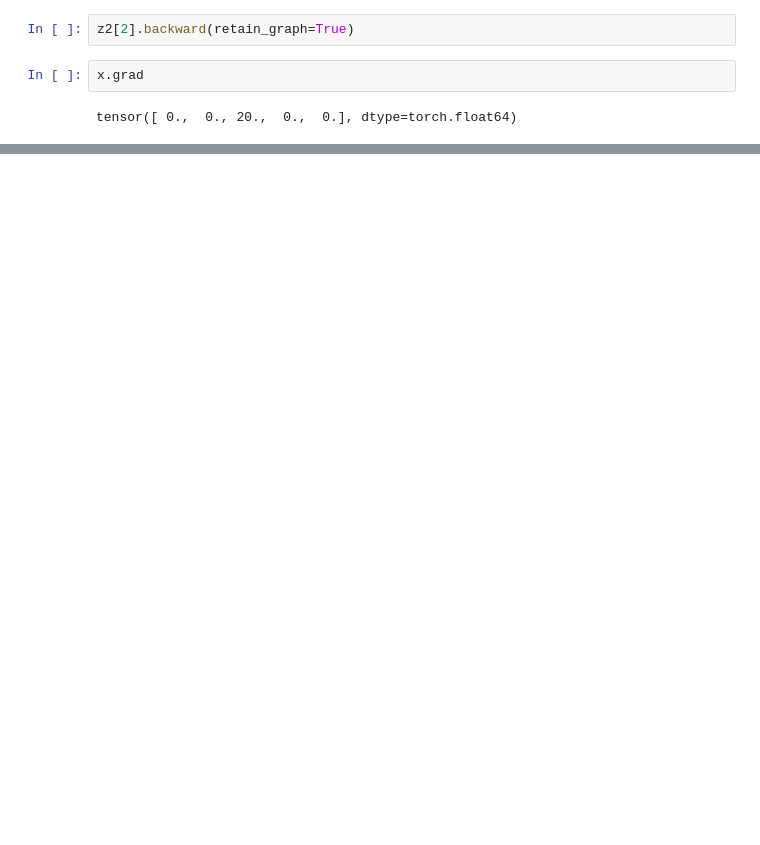
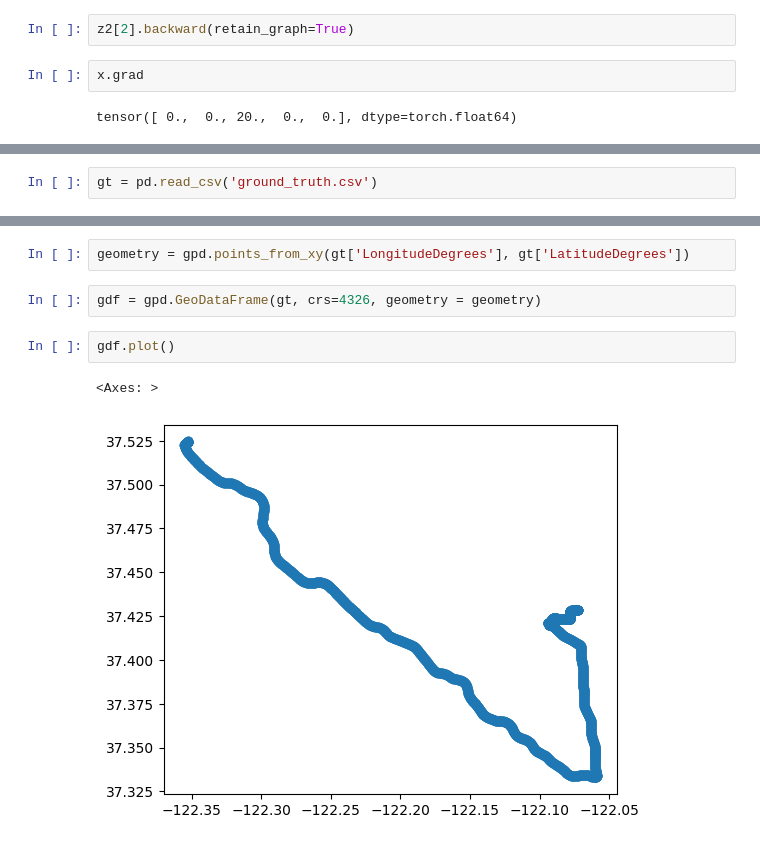
Before and after one commit to Shai2u/gis_ml_workshop_2024, a Jupyter notebook: Ex/Ex 4/Ex_4.ipynb, the cells around one changed output, grey strips where cells are left out. Drawn from its saved outputs; the diff is of its cells as text; blank space fills up the shorter version.

Commit message:
ground truth exercise

```diff
--- a/Ex/Ex 4/Ex_4.ipynb
+++ b/Ex/Ex 4/Ex_4.ipynb
@@ -705,0 +728,2 @@ tensor([ 0.,  0., 20.,  0.,  0.], dtype=torch.float64)
+# %%
+gt = pd.read_csv('ground_truth.csv')
@@ -705,0 +746,9 @@ tensor([ 0.,  0., 20.,  0.,  0.], dtype=torch.float64)
+# %%
+geometry = gpd.points_from_xy(gt['LongitudeDegrees'], gt['LatitudeDegrees'])
+# %%
+gdf = gpd.GeoDataFrame(gt, crs=4326, geometry = geometry)
+# %%
+gdf.plot()
+# %% [output]
+<Axes: >
+[figure, added]
```
Also changed, not shown: parts of 42 cells of this notebook, 1 other file.
